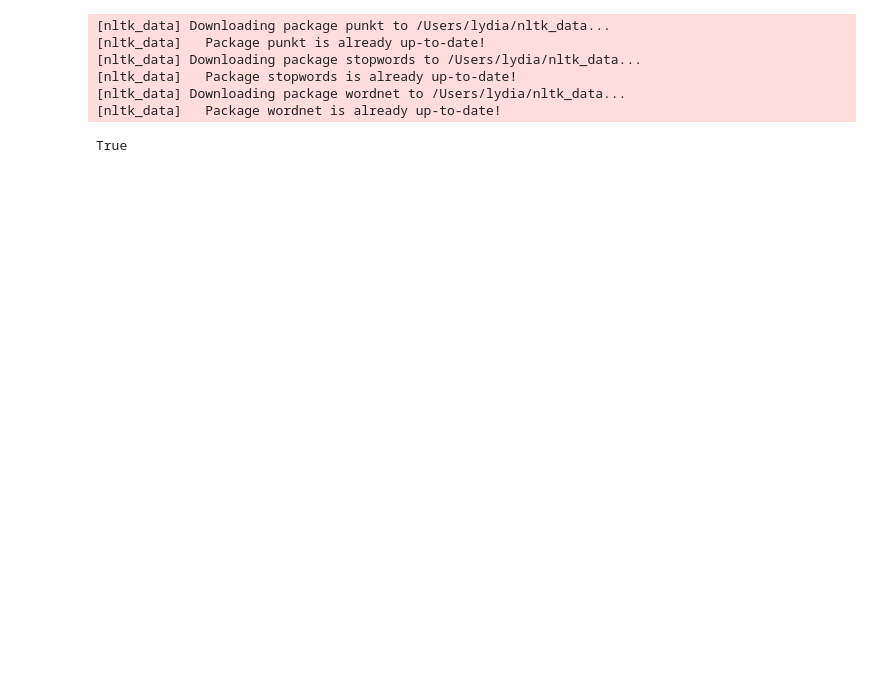
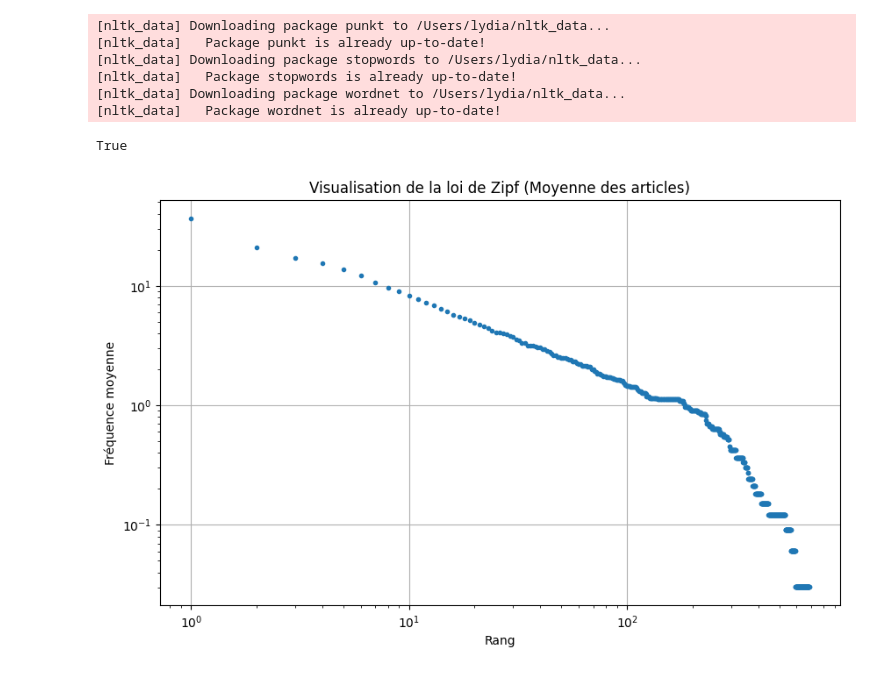
Before and after one commit to Lidan0241/OTC-projet, a Jupyter notebook: data_visualization.ipynb, the cells around one changed output. Drawn from its saved outputs; the diff is of its cells as text; code cells hidden in the pictures; blank space fills up the shorter version.

```diff
--- a/data_visualization.ipynb
+++ b/data_visualization.ipynb
@@ -51,4 +51,48 @@ def frequent_word(text):
     most_common_word, most_common_count = word_counts.most_common(1)[0]
 
     return most_common_word, most_common_count
+# %%
+file_path = 'dataframe.csv'
+df = pd.read_csv(file_path)
+
+articles = df['content']
+
+
+def tokenize(text):
+    return re.findall(r'\b\w+\b', text.lower())
+
+# Calculer la fréquence des mots pour chaque article
+all_frequencies = []
+
+for article in articles:
+    words = tokenize(article)
+    word_counts = Counter(words)
+    sorted_counts = sorted(word_counts.values(), reverse=True)
+    all_frequencies.append(sorted_counts)
+
+# Normaliser les longueurs des listes de fréquences
+max_length = max(len(freqs) for freqs in all_frequencies)
+normalized_frequencies = np.zeros((len(all_frequencies), max_length))
+
+for i, freqs in enumerate(all_frequencies):
+    normalized_frequencies[i, :len(freqs)] = freqs
+
+# Calculer la moyenne des fréquences pour chaque rang
+mean_frequencies = normalized_frequencies.mean(axis=0)
+
+# Filtrer les zéros éventuels pour éviter des problèmes de visualisation
+mean_frequencies = mean_frequencies[mean_frequencies > 0]
+
+# Visualisation
+ranks = range(1, len(mean_frequencies) + 1)
+
+plt.figure(figsize=(10, 6))
+plt.loglog(ranks, mean_frequencies, marker='.', linestyle='none')
+plt.xlabel('Rang')
+plt.ylabel('Fréquence moyenne')
+plt.title('Visualisation de la loi de Zipf (Moyenne des articles)')
+plt.grid(True)
+plt.show()
+# %% [output]
+[figure, added]
 # %%
```
Also changed, not shown: parts of 3 cells of this notebook, 5 other files.
